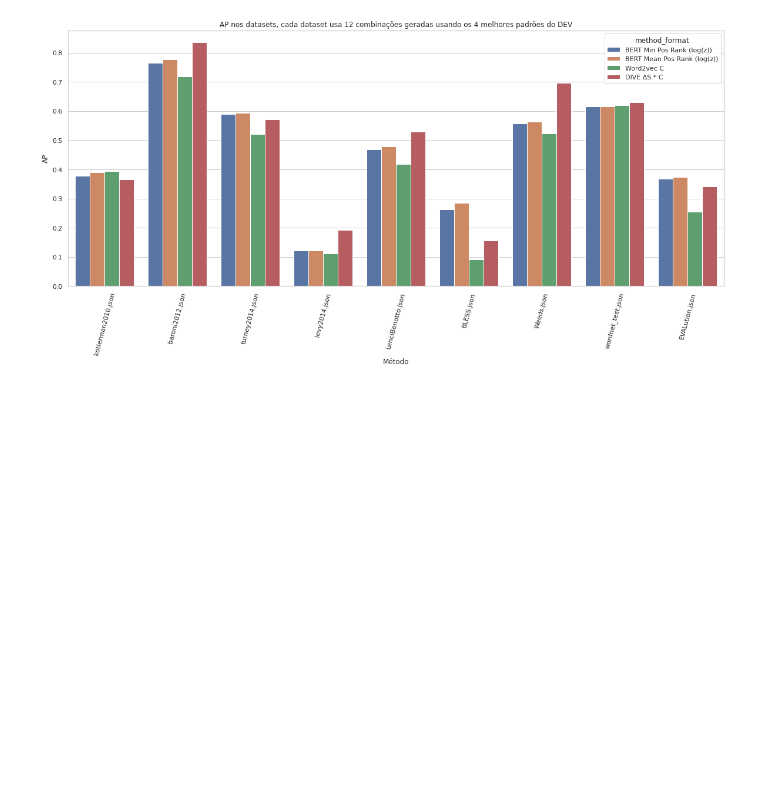
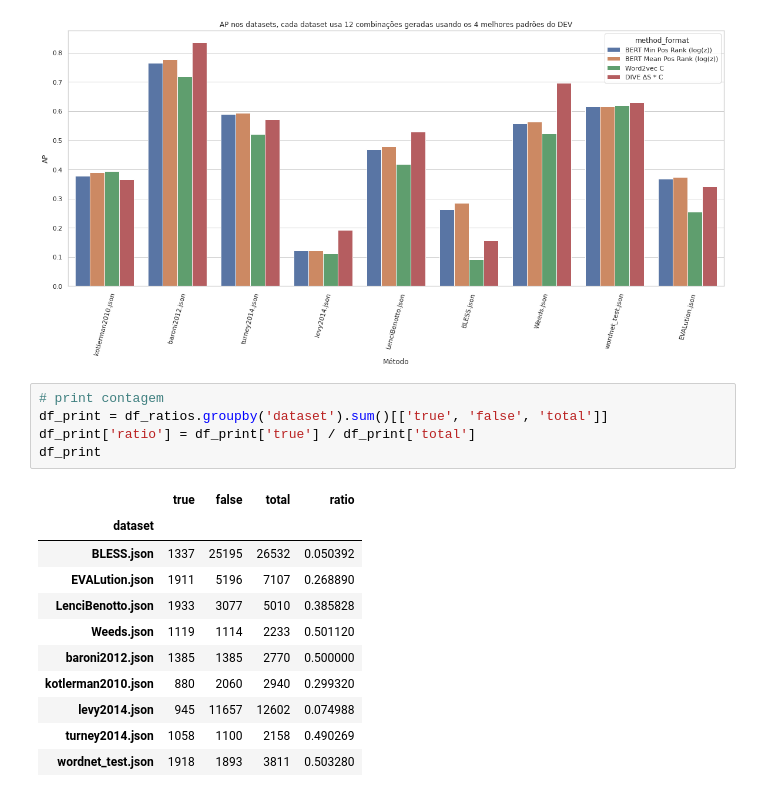
Before and after one commit to eraldoluis/hyper_bert, a Jupyter notebook: nb/english/datasets_sem_pos_comb.ipynb, the cells around one changed output. Saved outputs shown, nothing was run; the diff lists cells and outputs as text; blank space fills up the shorter version.

```diff
--- a/nb/english/datasets_sem_pos_comb.ipynb
+++ b/nb/english/datasets_sem_pos_comb.ipynb
@@ -182,3 +180,20 @@ ax.set_title(f"AP nos datasets, cada dataset usa {best_pattern_num} combinaçõe
 _ = plt.xticks(rotation=75)
 # %% [output]
 [figure]
+# %%
+# print contagem
+df_print = df_ratios.groupby('dataset').sum()[['true', 'false', 'total']]
+df_print['ratio'] = df_print['true'] / df_print['total']
+df_print
+# %% [output]
+|  | true | false | total | ratio |
+| dataset |  |  |  |  |
+| BLESS.json | 1337 | 25195 | 26532 | 0.050392 |
+| EVALution.json | 1911 | 5196 | 7107 | 0.268890 |
+| LenciBenotto.json | 1933 | 3077 | 5010 | 0.385828 |
+| Weeds.json | 1119 | 1114 | 2233 | 0.501120 |
+| baroni2012.json | 1385 | 1385 | 2770 | 0.500000 |
+| kotlerman2010.json | 880 | 2060 | 2940 | 0.299320 |
+| levy2014.json | 945 | 11657 | 12602 | 0.074988 |
+| turney2014.json | 1058 | 1100 | 2158 | 0.490269 |
+| wordnet_test.json | 1918 | 1893 | 3811 | 0.503280 |
```
Also changed, not shown: parts of 1 cell of this notebook.
